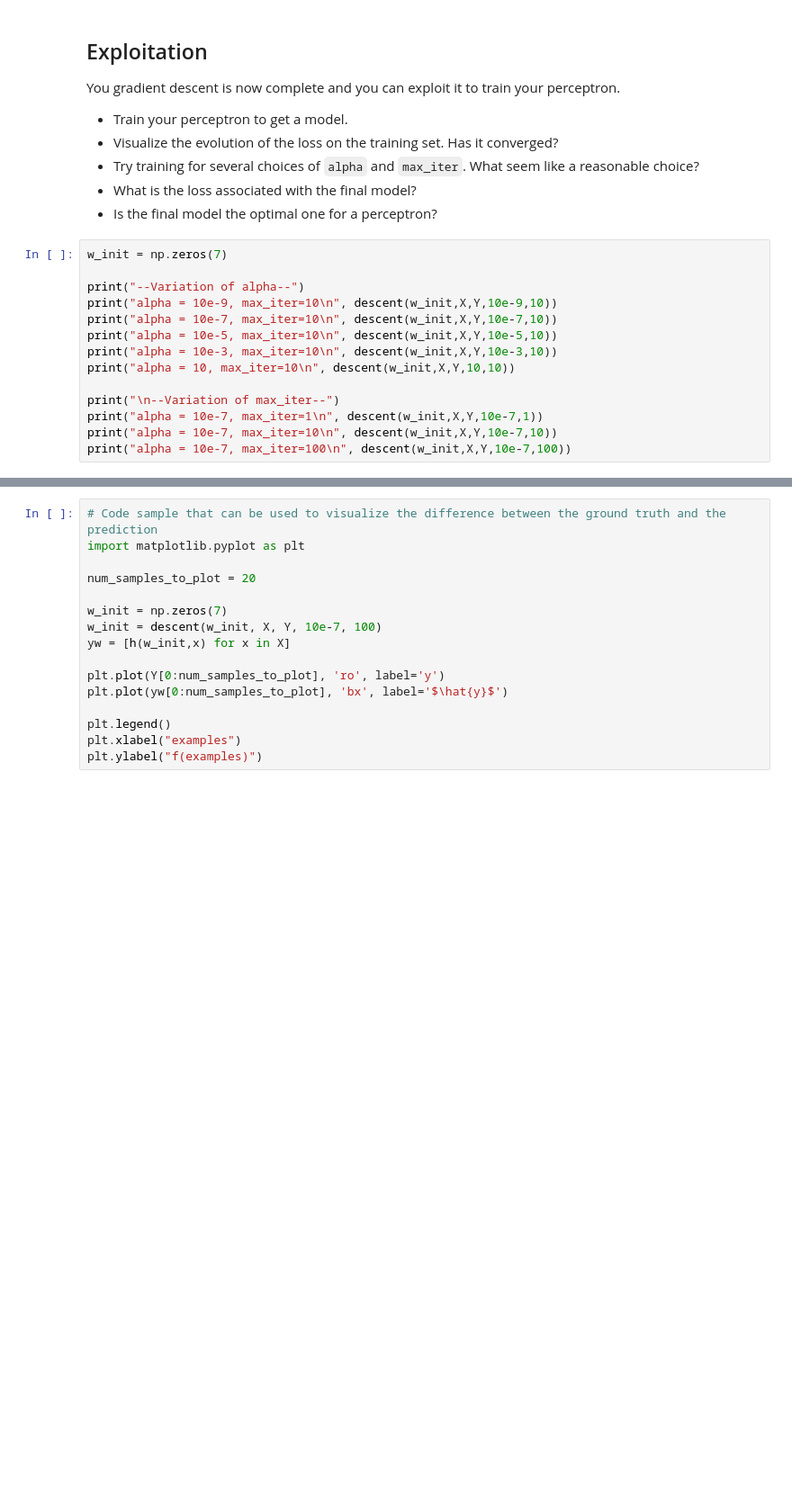
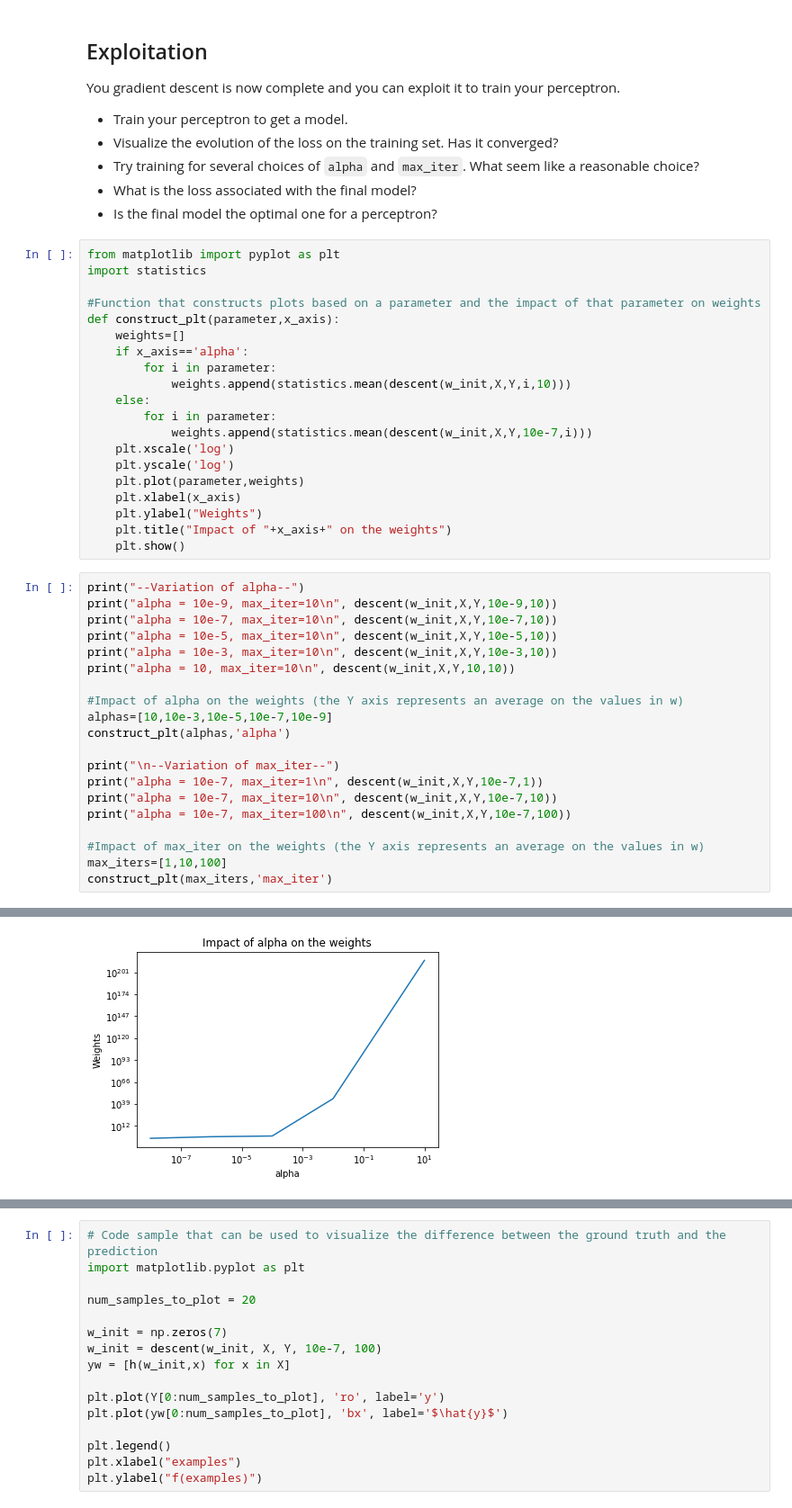
Before and after one commit to rostom-baccar/Machine-Learning-with-Decision-Trees, a Jupyter notebook: perceptron.ipynb, the cells around one changed output, grey strips where cells are left out. Shown at 90% size. Drawn from its saved outputs; the diff is of its cells as text; blank space fills up the shorter version.

```diff
--- a/perceptron.ipynb
+++ b/perceptron.ipynb
@@ -197,9 +197,27 @@ You gradient descent is now complete and you can exploit it to train your percep
 - Try training for several choices of `alpha` and `max_iter`. What seem like a reasonable choice?
 - What is the loss associated with the final model?
 - Is the final model the optimal one for a perceptron?
+# %%
+from matplotlib import pyplot as plt
+import statistics
+
+#Function that constructs plots based on a parameter and the impact of that parameter on weights
+def construct_plt(parameter,x_axis):
+    weights=[]
+    if x_axis=='alpha':
+        for i in parameter:
+            weights.append(statistics.mean(descent(w_init,X,Y,i,10)))
+    else:
+        for i in parameter:
+            weights.append(statistics.mean(descent(w_init,X,Y,10e-7,i)))
+    plt.xscale('log')
+    plt.yscale('log')
+    plt.plot(parameter,weights)
+    plt.xlabel(x_axis)
+    plt.ylabel("Weights")
+    plt.title("Impact of "+x_axis+" on the weights")
+    plt.show()
 # %%
-w_init = np.zeros(7)
-
 print("--Variation of alpha--")
 print("alpha = 10e-9, max_iter=10\n", descent(w_init,X,Y,10e-9,10))
 print("alpha = 10e-7, max_iter=10\n", descent(w_init,X,Y,10e-7,10))
@@ -207,10 +225,18 @@ print("alpha = 10e-5, max_iter=10\n", descent(w_init,X,Y,10e-5,10))
 print("alpha = 10e-3, max_iter=10\n", descent(w_init,X,Y,10e-3,10))
 print("alpha = 10, max_iter=10\n", descent(w_init,X,Y,10,10))
 
+#Impact of alpha on the weights (the Y axis represents an average on the values in w)
+alphas=[10,10e-3,10e-5,10e-7,10e-9]
+construct_plt(alphas,'alpha')
+
 print("\n--Variation of max_iter--")
 print("alpha = 10e-7, max_iter=1\n", descent(w_init,X,Y,10e-7,1))
 print("alpha = 10e-7, max_iter=10\n", descent(w_init,X,Y,10e-7,10))
 print("alpha = 10e-7, max_iter=100\n", descent(w_init,X,Y,10e-7,100))
+
+#Impact of max_iter on the weights (the Y axis represents an average on the values in w)
+max_iters=[1,10,100]
+construct_plt(max_iters,'max_iter')
 # %% [output]
 --Variation of alpha--
 alpha = 10e-9, max_iter=10
@@ -231,0 +257 @@ alpha = 10e-7, max_iter=100
+[figure, added]
```
Also changed, not shown: parts of 1 cell of this notebook.
